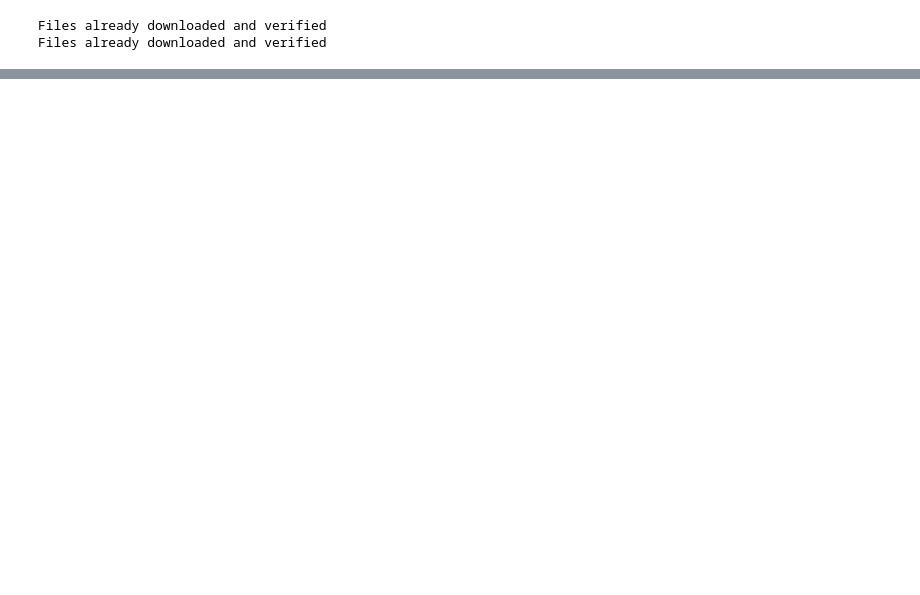
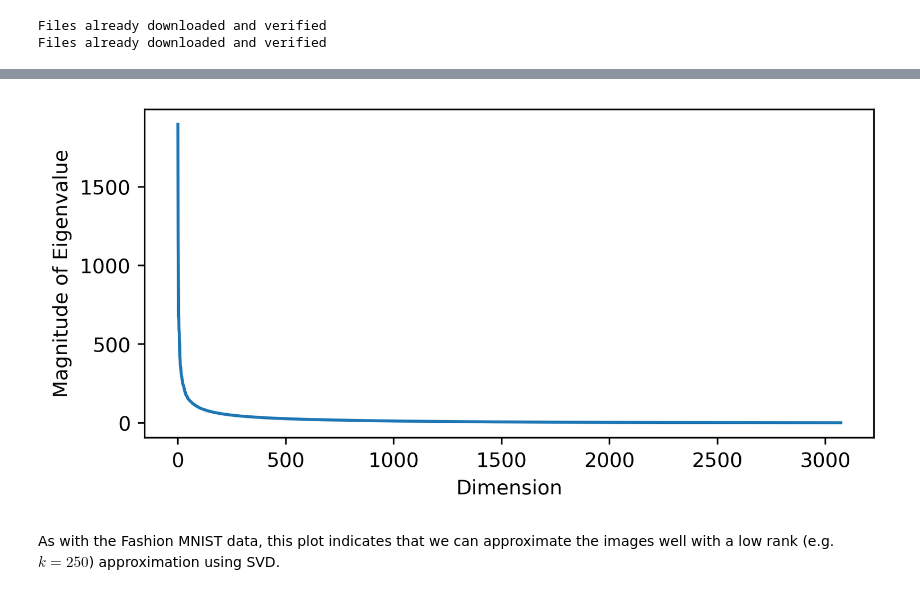
Before and after one commit to Rishabh42/Neural-Network-Image-Classifier, a Jupyter notebook: data_analysis/A2_analysis.ipynb, the cells around one changed output, grey strips where cells are left out. Cells and saved outputs as stored; diff of their text form; code cells hidden in the pictures; blank space fills up the shorter version.

```diff
--- a/data_analysis/A2_analysis.ipynb
+++ b/data_analysis/A2_analysis.ipynb
@@ -15,11 +110,7 @@ transform = transforms.Compose([transforms.ToTensor(), transforms.Normalize((0.5
 # %%
-# Load Fashion MNIST dataset
-fmnist_trainset = torchvision.datasets.FashionMNIST(root='./data', train=True, download=True, transform=transform)
-fmnist_testset = torchvision.datasets.FashionMNIST(root='./data', train=False, download=True, transform=transform)
-
 # Load CIFAR-10 dataset
-cifar10_trainset = torchvision.datasets.CIFAR10(root='./data', train=True, download=True, transform=transforms.ToTensor())
-cifar10_testset = torchvision.datasets.CIFAR10(root='./data', train=False, download=True, transform=transforms.ToTensor())
+cifar10_trainset = torchvision.datasets.CIFAR10(root='../data/CIFAR10_data', train=True, download=True, transform=transforms.ToTensor())
+cifar10_testset = torchvision.datasets.CIFAR10(root='../data/CIFAR10_data', train=False, download=True, transform=transforms.ToTensor())
 # %% [output]
 Files already downloaded and verified
 Files already downloaded and verified
@@ -129,0 +180,19 @@ plt.show()
+# %%
+X_cifar10 = cifar10_trainset.data.reshape(50_000, -1)
+X_cifar10 = X_cifar10 - X_cifar10.mean(axis=0)
+
+cov_cifar10 = np.dot(X_cifar10.T, X_cifar10) / X_cifar10.shape[0]
+# %%
+U_cifar10, S_cifar10, V_cifar10 = np.linalg.svd(cov_cifar10, full_matrices=False)
+# %%
+# Plot the magnitude of the eigenvalues.
+plt.figure(figsize=(6,3), dpi=400)
+plt.plot([_ for _ in range(X_cifar10.shape[1])], np.sqrt(np.array(S_cifar10)))
+plt.xlabel('Dimension')
+plt.ylabel('Magnitude of Eigenvalue')
+plt.tight_layout()
+plt.savefig('../out/eda/cifar10_eigenvalues')
+# %% [output]
+[figure, added]
+# %% [markdown]
+As with the Fashion MNIST data, this plot indicates that we can approximate the images well with a low rank (e.g. $k=250$) approximation using SVD.
```
Also changed, not shown: parts of 23 cells of this notebook, 4 other files.
